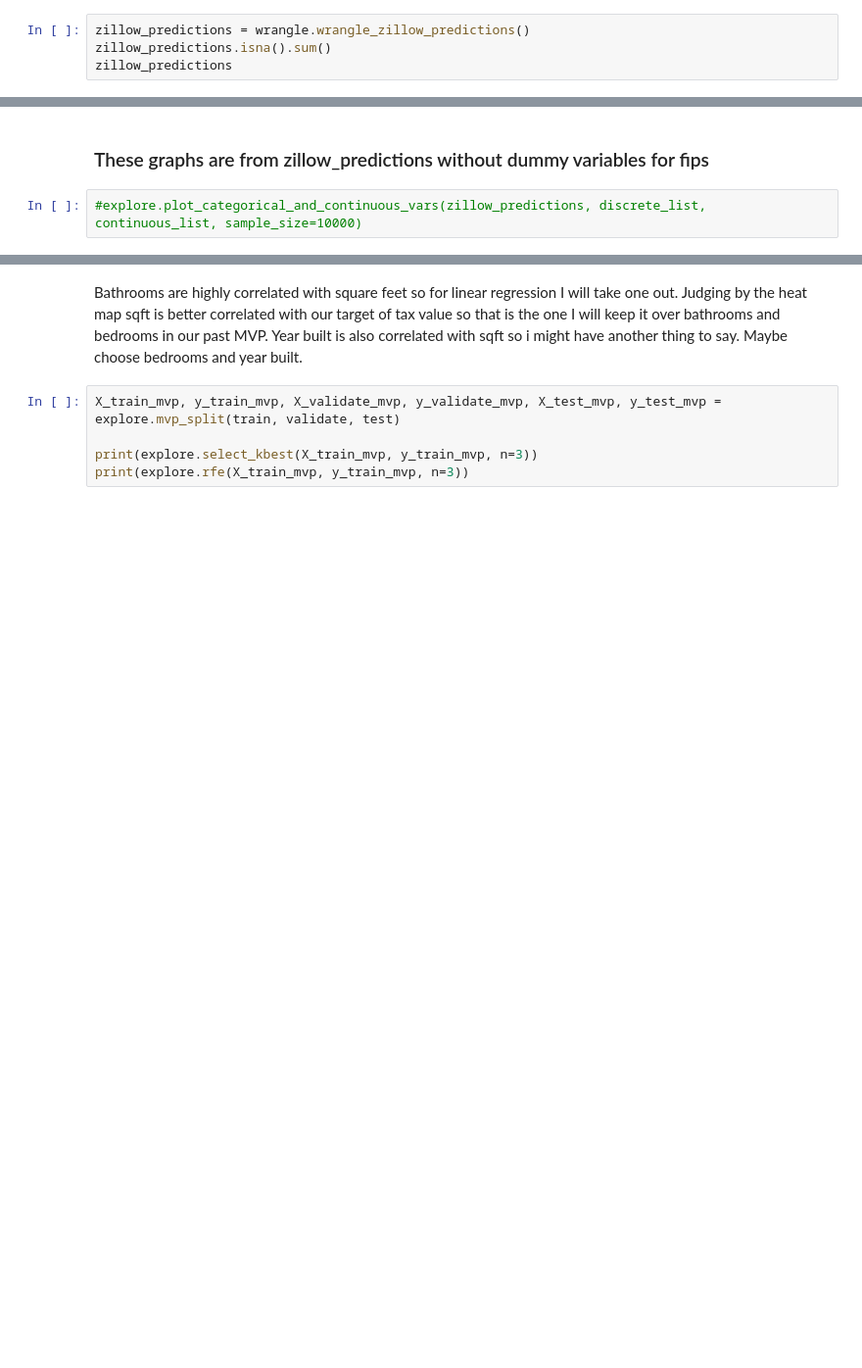
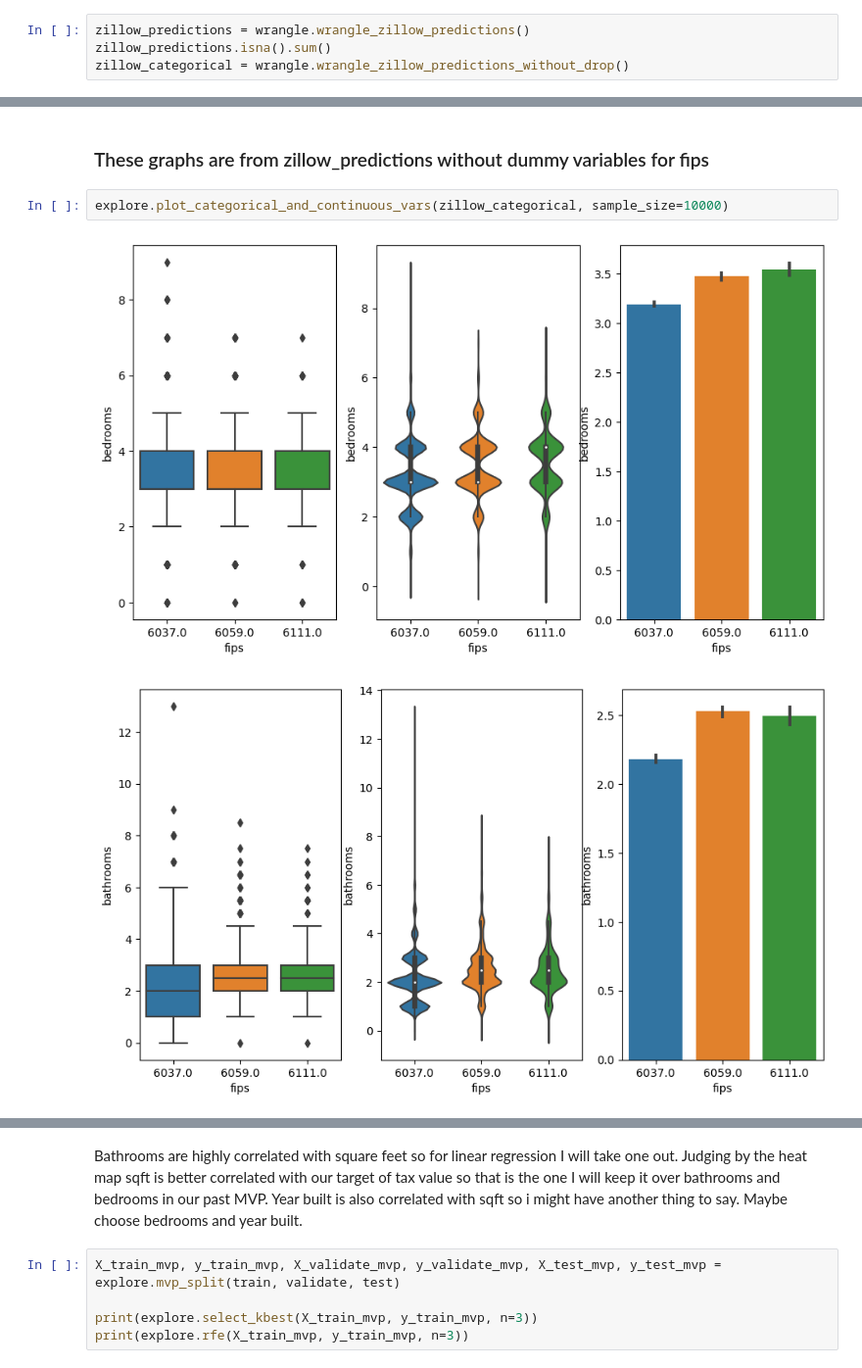
Before and after one commit to Alfred-W-S-Pirovits-Jr/regression-project, a Jupyter notebook: final_project.ipynb, the cells around one changed output, grey strips where cells are left out. Shown at 98% size. Drawn from its saved outputs; the diff is of its cells as text; blank space fills up the shorter version.

```diff
--- a/final_project.ipynb
+++ b/final_project.ipynb
@@ -28,4 +28,4 @@ from sklearn.preprocessing import PolynomialFeatures
 # %%
 zillow_predictions = wrangle.wrangle_zillow_predictions()
 zillow_predictions.isna().sum()
-zillow_predictions
+zillow_categorical = wrangle.wrangle_zillow_predictions_without_drop()
@@ -65,4 +65,7 @@ train
 # %% [markdown]
 ### These graphs are from zillow_predictions without dummy variables for fips
 # %%
-#explore.plot_categorical_and_continuous_vars(zillow_predictions, discrete_list, continuous_list, sample_size=10000)
+explore.plot_categorical_and_continuous_vars(zillow_categorical, sample_size=10000)
+# %% [output]
+[figure, added]
+[figure, added]
```
Also changed, not shown: parts of 16 cells of this notebook.
